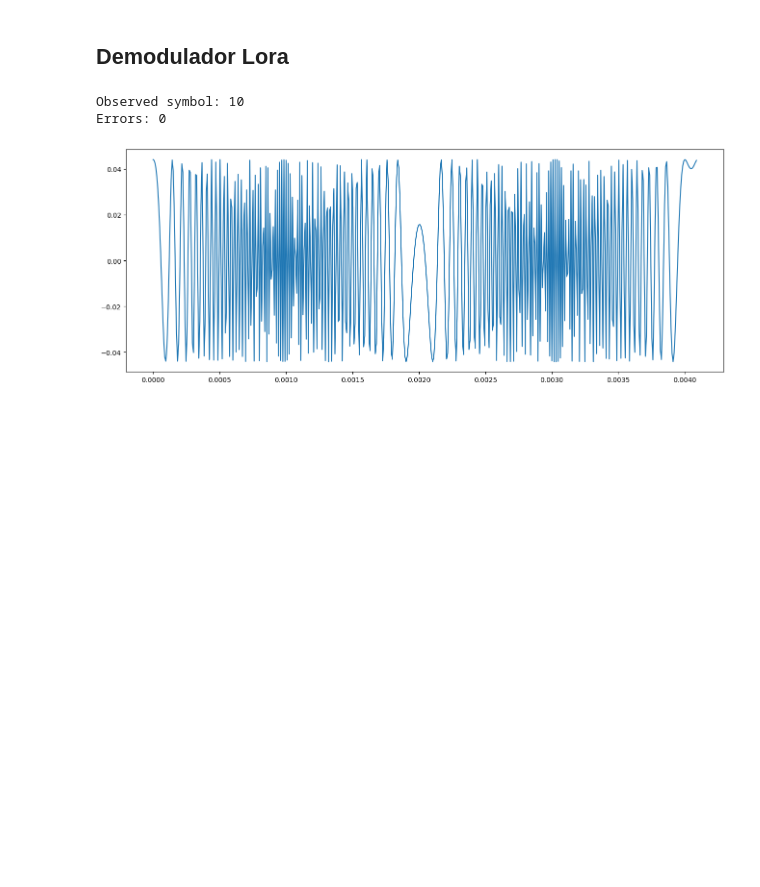
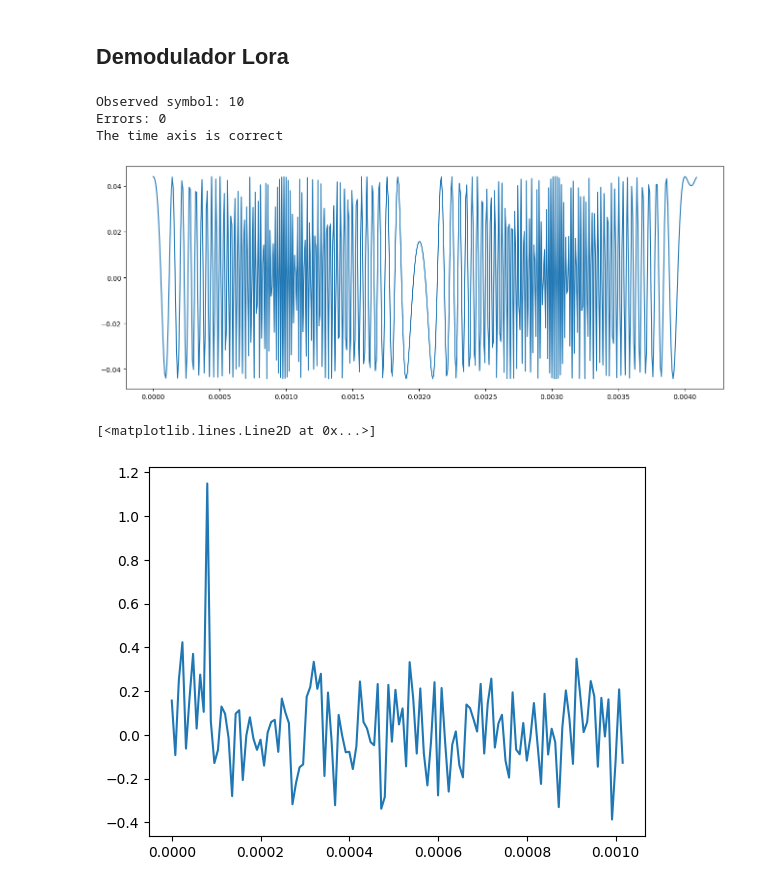
Before and after one commit to stefaema/LoRaSimulator, a Jupyter notebook: old/working/actual_prototype.ipynb, the cells around one changed output. Saved outputs shown, nothing was run; the diff lists cells and outputs as text; code cells hidden in the pictures; blank space fills up the shorter version.

```diff
--- a/old/working/actual_prototype.ipynb
+++ b/old/working/actual_prototype.ipynb
@@ -259,10 +259,12 @@ class LoraDemodulator:
         dechirped_signal = [signal[i] * downchirp_signal[i] for i in range(len(signal))]
         return dechirped_signal
 
-    def demodulate_symbol(self, signal):
+    def demodulate_symbol(self, signal, also_return_correlation = False):
         dechirped_signal = self.dechirp_symbol(signal)
         correlation = np.fft.fft(dechirped_signal)
         observed_symbol = np.argmax(correlation)
+        if also_return_correlation:
+            return observed_symbol, correlation
         return observed_symbol
 # %%
 def signal_power(signal):
@@ -332,7 +337,31 @@ for i in range(2**7):
     if observed_symbol != i:
         errors += 1
 print(f"Errors: {errors}")
+
+def make_timeline(sf, bw, spc):
+    # sf: spreading factor
+    # bw: bandwidth
+    # spc: samples per chip
+    symbol_time = (2**sf) / bw
+    timeline =  np.linspace(0, symbol_time, (2**sf) * spc + 1)
+    timeline = timeline[:-1]
+    return timeline
+
+timee = make_timeline(9, 125000, 1)
+if (timee == time_axis).all():
+    print("The time axis is correct")
 # %% [output]
 Observed symbol: 10
 Errors: 0
+The time axis is correct
 [figure]
+# %%
+lora_md = LoraModulator(7, 125000)
+lora_dm = LoraDemodulator(7, 125000)
+t, s, f =lora_md.modulate_symbols([10], True)
+s = noise_generator("-10dB", s)[0]
+o_s, corr= lora_dm.demodulate_symbol(s, True)
+plt.plot(t, np.real(corr))
+# %% [output]
+[<matplotlib.lines.Line2D at 0x...>]
+[figure, added]
```
Also changed, not shown: parts of 1 cell of this notebook, 6 other files.
